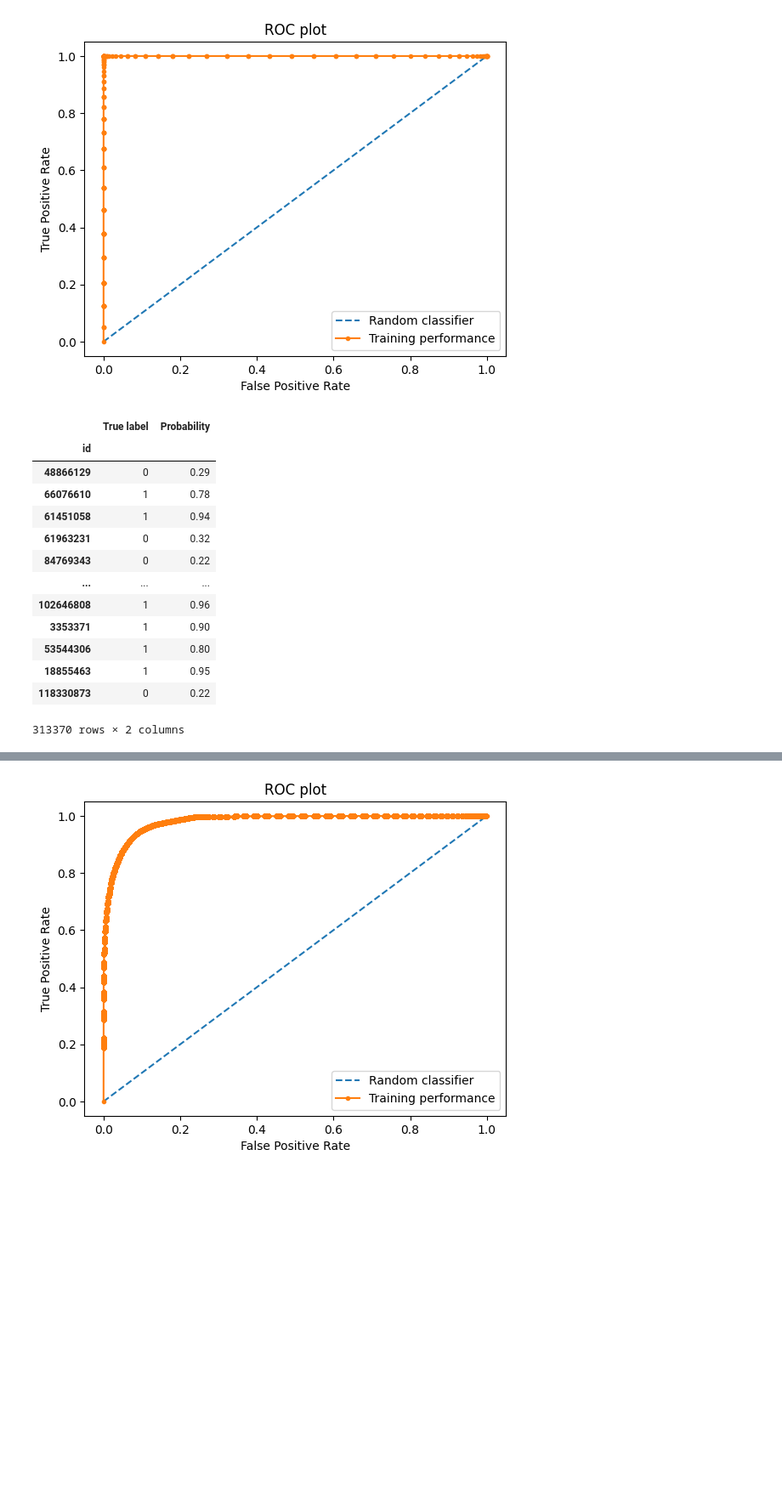
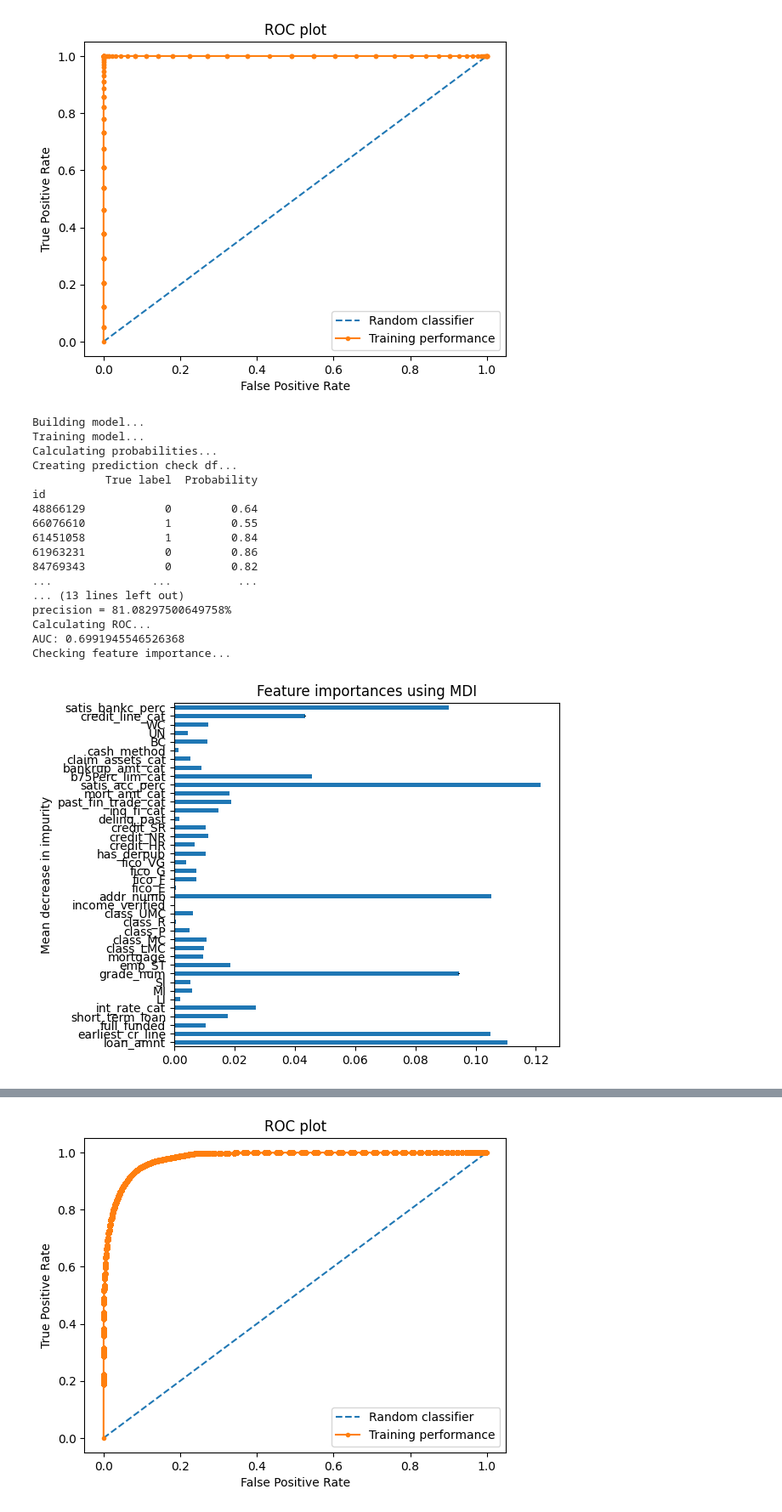
Before and after one commit to vernillen/BIG-PERM-TASK, a Jupyter notebook: assignment loan default.ipynb, the cells around one changed output, grey strips where cells are left out. Shown: that part at 85% size. Saved outputs shown, nothing was run; the diff lists cells and outputs as text; code cells hidden in the pictures; blank space fills up the shorter version.

```diff
--- a/assignment loan default.ipynb
+++ b/assignment loan default.ipynb
@@ -1687,38 +1736,26 @@ X_train, X_test, y_train, y_test = train_test_split(data,
                                                     data_labels["fully_paid"],
                                                     random_state=42,
                                                     stratify=data_labels["fully_paid"])
-# %%
-## Model
-### Builden
-loan_model_tt = RandomForestClassifier()
-
-### Training model with cleaned data
-loan_model_tt.fit(X_train, y_train)
-
-### Probability
-prob_tt = loan_model.predict_proba(X_test)
-
-prediction_check_tt = pd.DataFrame({'True label':y_test,
-                                'Probability':prob_tt[:,1]})
-
-
-fpr_test, tpr_test, thresh = metrics.roc_curve(prediction_check['True label'] == 1, prediction_check['Probability'])
-
-prediction_check_tt
-# %% [output]
-|  | True label | Probability |
-| id |  |  |
-| 48866129 | 0 | 0.29 |
-| 66076610 | 1 | 0.78 |
-| 61451058 | 1 | 0.94 |
-| 61963231 | 0 | 0.32 |
-| 84769343 | 0 | 0.22 |
-| ... | ... | ... |
-| 102646808 | 1 | 0.96 |
-| 3353371 | 1 | 0.90 |
-| 53544306 | 1 | 0.80 |
-| 18855463 | 1 | 0.95 |
-| 118330873 | 0 | 0.22 |
-313370 rows × 2 columns
+# %%
+fpr_test, tpr_test = establishModel(X_train, y_train, X_test, y_test)
+# %% [output]
+Building model...
+Training model...
+Calculating probabilities...
+Creating prediction check df...
+           True label  Probability
+id
+48866129            0         0.64
+66076610            1         0.55
+61451058            1         0.84
+61963231            0         0.86
+84769343            0         0.82
+...               ...          ...
+... (13 lines left out)
+precision = 81.08297500649758%
+Calculating ROC...
+AUC: 0.6991945546526368
+Checking feature importance...
+[figure, added]
 # %%
 plt.plot([0,1], [0,1], linestyle='--', label='Random classifier')
```
Also changed, not shown: parts of 28 cells of this notebook.
